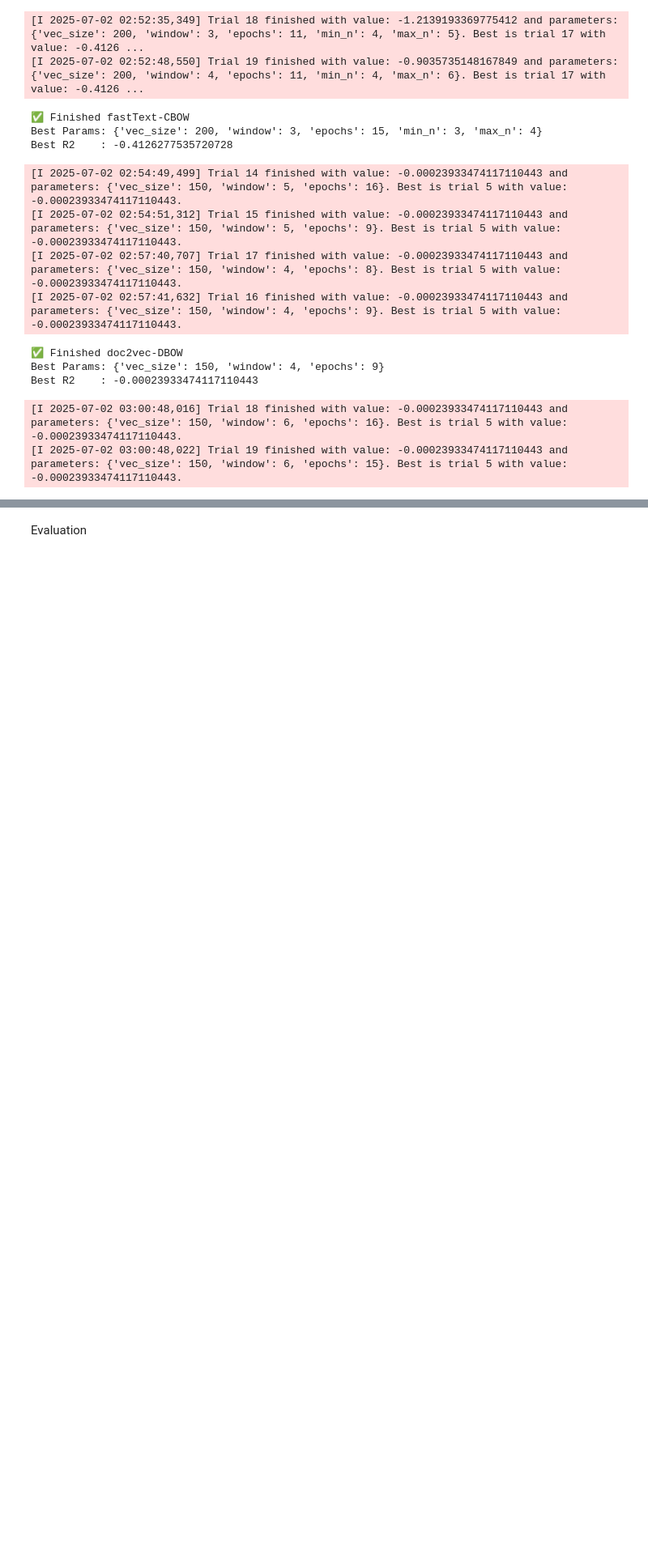
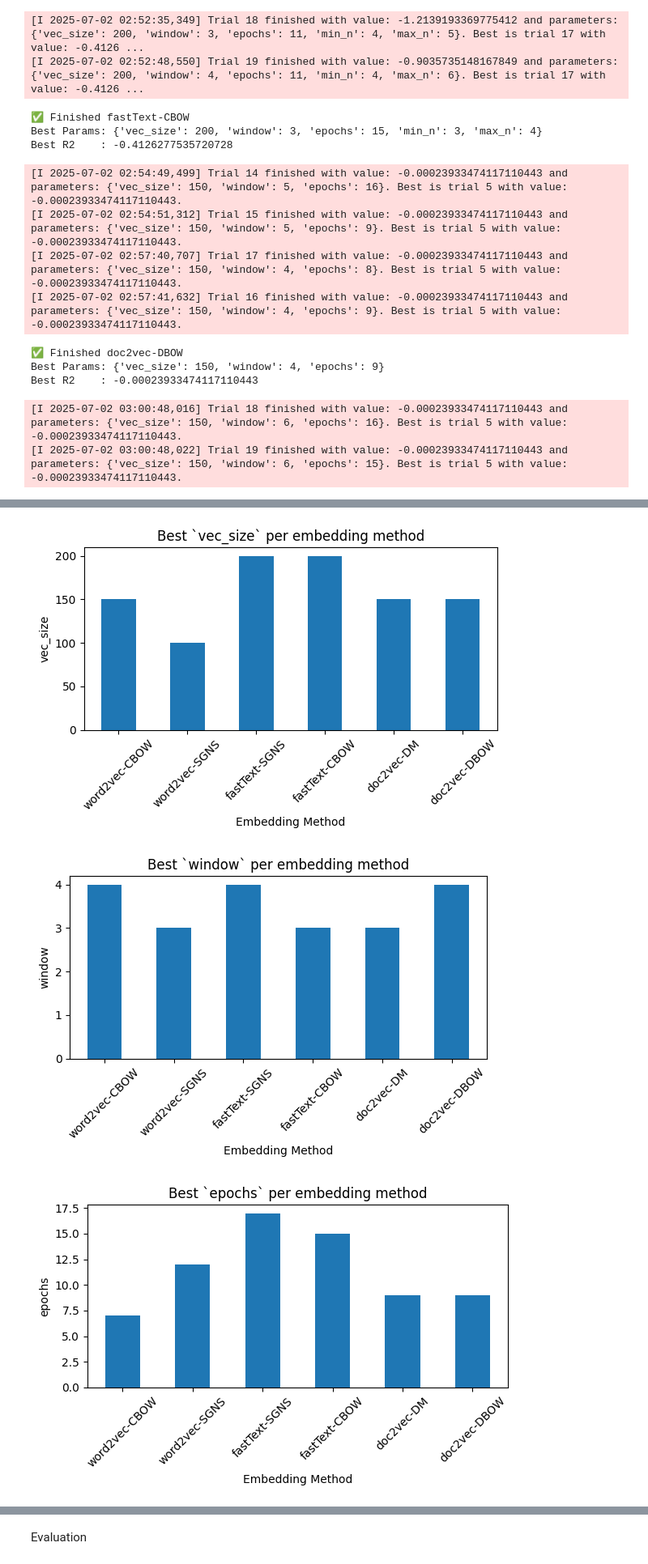
Before and after one commit to amirmkn/TextMining_NLP_HWs, a Jupyter notebook: Project 3/main2.ipynb, the cells around one changed output, grey strips where cells are left out. Shown at 81% size. Saved outputs shown, nothing was run; the diff lists cells and outputs as text; code cells hidden in the pictures; blank space fills up the shorter version.

```diff
--- a/Project 3/main2.ipynb
+++ b/Project 3/main2.ipynb
@@ -775,0 +825,30 @@ AttributeError: 'list' object has no attribute 'items'
+# %%
+import pandas as pd
+import matplotlib.pyplot as plt
+
+# 1) Manually transcribe best‐params from your logs:
+best_params = {
+    "word2vec-CBOW":  {"vec_size": 150, "window": 4, "epochs": 7},
+    "word2vec-SGNS":  {"vec_size": 100, "window": 3, "epochs": 12},
+    "fastText-SGNS":  {"vec_size": 200, "window": 4, "epochs": 17, "min_n": 3, "max_n": 4},
+    "fastText-CBOW":  {"vec_size": 200, "window": 3, "epochs": 15, "min_n": 3, "max_n": 4},
+    "doc2vec-DM":     {"vec_size": 150, "window": 3, "epochs": 9},
+    "doc2vec-DBOW":   {"vec_size": 150, "window": 4, "epochs": 9},
+}
+
+# 2) Build DataFrame (methods ← rows, params ← columns)
+df = pd.DataFrame(best_params).T
+
+# 3) Plot each hyperparameter separately
+for param in df.columns:
+    plt.figure(figsize=(6,4))
+    df[param].plot(kind="bar", rot=45)
+    plt.title(f"Best `{param}` per embedding method")
+    plt.ylabel(param)
+    plt.xlabel("Embedding Method")
+    plt.tight_layout()
+    plt.show()
+# %% [output]
+[figure, added]
+[figure, added]
+[figure, added]
```
Also changed, not shown: parts of 19 cells of this notebook.
